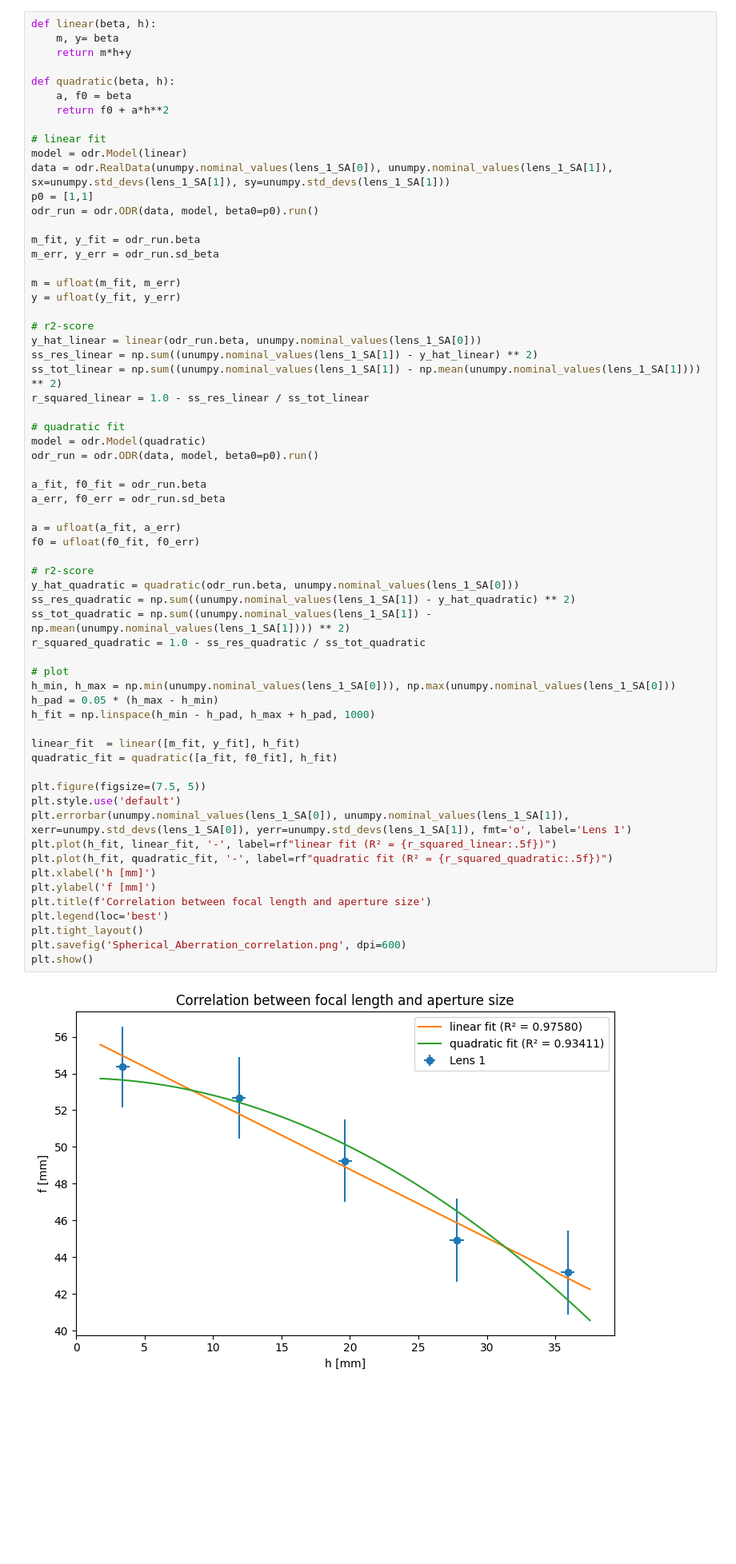
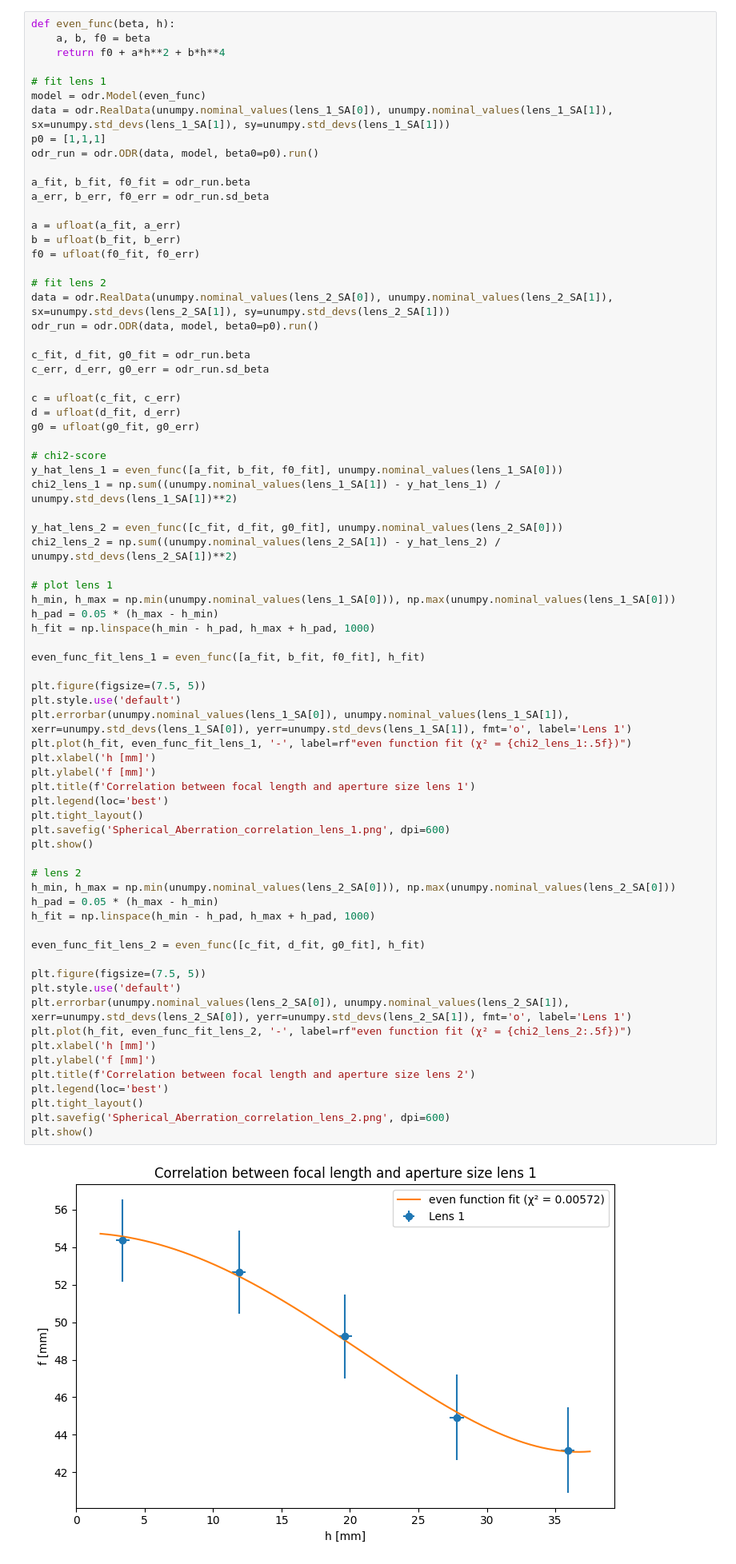
Before and after one commit to Mhfd10/P2_ETHZ_SS26, a Jupyter notebook: Geometrical Optics/main.ipynb, the cells around one changed output. Shown at 80% size. Saved outputs shown, nothing was run; the diff lists cells and outputs as text; blank space fills up the shorter version.

Commit message:
added fit for second lens, removed linear fit and added one even order to the fit

```diff
--- a/Geometrical Optics/main.ipynb
+++ b/Geometrical Optics/main.ipynb
@@ -250,67 +250,77 @@ plt.show()
 # %% [markdown]
 # Correlation between focal length and aperture size
 # %%
-def linear(beta, h):
-    m, y= beta
-    return m*h+y
+def even_func(beta, h):
+    a, b, f0 = beta
+    return f0 + a*h**2 + b*h**4
 
-def quadratic(beta, h):
-    a, f0 = beta
-    return f0 + a*h**2
-
-# linear fit
-model = odr.Model(linear)
+# fit lens 1
+model = odr.Model(even_func)
 data = odr.RealData(unumpy.nominal_values(lens_1_SA[0]), unumpy.nominal_values(lens_1_SA[1]), sx=unumpy.std_devs(lens_1_SA[1]), sy=unumpy.std_devs(lens_1_SA[1]))
-p0 = [1,1]
+p0 = [1,1,1]
 odr_run = odr.ODR(data, model, beta0=p0).run()
 
-m_fit, y_fit = odr_run.beta
-m_err, y_err = odr_run.sd_beta
+a_fit, b_fit, f0_fit = odr_run.beta
+a_err, b_err, f0_err = odr_run.sd_beta
 
-m = ufloat(m_fit, m_err)
-y = ufloat(y_fit, y_err)
+a = ufloat(a_fit, a_err)
+b = ufloat(b_fit, b_err)
+f0 = ufloat(f0_fit, f0_err)
 
-# r2-score
-y_hat_linear = linear(odr_run.beta, unumpy.nominal_values(lens_1_SA[0]))
-ss_res_linear = np.sum((unumpy.nominal_values(lens_1_SA[1]) - y_hat_linear) ** 2)
-ss_tot_linear = np.sum((unumpy.nominal_values(lens_1_SA[1]) - np.mean(unumpy.nominal_values(lens_1_SA[1]))) ** 2)
-r_squared_linear = 1.0 - ss_res_linear / ss_tot_linear
-
-# quadratic fit
-model = odr.Model(quadratic)
+# fit lens 2
+data = odr.RealData(unumpy.nominal_values(lens_2_SA[0]), unumpy.nominal_values(lens_2_SA[1]), sx=unumpy.std_devs(lens_2_SA[1]), sy=unumpy.std_devs(lens_2_SA[1]))
 odr_run = odr.ODR(data, model, beta0=p0).run()
 
-a_fit, f0_fit = odr_run.beta
-a_err, f0_err = odr_run.sd_beta
+c_fit, d_fit, g0_fit = odr_run.beta
+c_err, d_err, g0_err = odr_run.sd_beta
 
-a = ufloat(a_fit, a_err)
-f0 = ufloat(f0_fit, f0_err)
+c = ufloat(c_fit, c_err)
+d = ufloat(d_fit, d_err)
+g0 = ufloat(g0_fit, g0_err)
 
-# r2-score
-y_hat_quadratic = quadratic(odr_run.beta, unumpy.nominal_values(lens_1_SA[0]))
-ss_res_quadratic = np.sum((unumpy.nominal_values(lens_1_SA[1]) - y_hat_quadratic) ** 2)
-ss_tot_quadratic = np.sum((unumpy.nominal_values(lens_1_SA[1]) - np.mean(unumpy.nominal_values(lens_1_SA[1]))) ** 2)
-r_squared_quadratic = 1.0 - ss_res_quadratic / ss_tot_quadratic
+# chi2-score
+y_hat_lens_1 = even_func([a_fit, b_fit, f0_fit], unumpy.nominal_values(lens_1_SA[0]))
+chi2_lens_1 = np.sum((unumpy.nominal_values(lens_1_SA[1]) - y_hat_lens_1) / unumpy.std_devs(lens_1_SA[1])**2)
 
-# plot
+y_hat_lens_2 = even_func([c_fit, d_fit, g0_fit], unumpy.nominal_values(lens_2_SA[0]))
+chi2_lens_2 = np.sum((unumpy.nominal_values(lens_2_SA[1]) - y_hat_lens_2) / unumpy.std_devs(lens_2_SA[1])**2)
+
+# plot lens 1
 h_min, h_max = np.min(unumpy.nominal_values(lens_1_SA[0])), np.max(unumpy.nominal_values(lens_1_SA[0]))
 h_pad = 0.05 * (h_max - h_min)
 h_fit = np.linspace(h_min - h_pad, h_max + h_pad, 1000)
 
-linear_fit  = linear([m_fit, y_fit], h_fit)
-quadratic_fit = quadratic([a_fit, f0_fit], h_fit)
+even_func_fit_lens_1 = even_func([a_fit, b_fit, f0_fit], h_fit)
 
 plt.figure(figsize=(7.5, 5))
 plt.style.use('default')
 plt.errorbar(unumpy.nominal_values(lens_1_SA[0]), unumpy.nominal_values(lens_1_SA[1]), xerr=unumpy.std_devs(lens_1_SA[0]), yerr=unumpy.std_devs(lens_1_SA[1]), fmt='o', label='Lens 1')
-plt.plot(h_fit, linear_fit, '-', label=rf"linear fit (R² = {r_squared_linear:.5f})")
-plt.plot(h_fit, quadratic_fit, '-', label=rf"quadratic fit (R² = {r_squared_quadratic:.5f})")
+plt.plot(h_fit, even_func_fit_lens_1, '-', label=rf"even function fit (χ² = {chi2_lens_1:.5f})")
 plt.xlabel('h [mm]')
 plt.ylabel('f [mm]')
-plt.title(f'Correlation between focal length and aperture size')
+plt.title(f'Correlation between focal length and aperture size lens 1')
 plt.legend(loc='best')
 plt.tight_layout()
-plt.savefig('Spherical_Aberration_correlation.png', dpi=600)
+plt.savefig('Spherical_Aberration_correlation_lens_1.png', dpi=600)
 plt.show()
+
+# lens 2
+h_min, h_max = np.min(unumpy.nominal_values(lens_2_SA[0])), np.max(unumpy.nominal_values(lens_2_SA[0]))
+h_pad = 0.05 * (h_max - h_min)
+h_fit = np.linspace(h_min - h_pad, h_max + h_pad, 1000)
+
+even_func_fit_lens_2 = even_func([c_fit, d_fit, g0_fit], h_fit)
+
+plt.figure(figsize=(7.5, 5))
+plt.style.use('default')
+plt.errorbar(unumpy.nominal_values(lens_2_SA[0]), unumpy.nominal_values(lens_2_SA[1]), xerr=unumpy.std_devs(lens_2_SA[0]), yerr=unumpy.std_devs(lens_2_SA[1]), fmt='o', label='Lens 1')
+plt.plot(h_fit, even_func_fit_lens_2, '-', label=rf"even function fit (χ² = {chi2_lens_2:.5f})")
+plt.xlabel('h [mm]')
+plt.ylabel('f [mm]')
+plt.title(f'Correlation between focal length and aperture size lens 2')
+plt.legend(loc='best')
+plt.tight_layout()
+plt.savefig('Spherical_Aberration_correlation_lens_2.png', dpi=600)
+plt.show()
 # %% [output]
-[figure, old version]
+[figure, new version]
```
Also changed, not shown: parts of 1 cell of this notebook, 3 other files.
